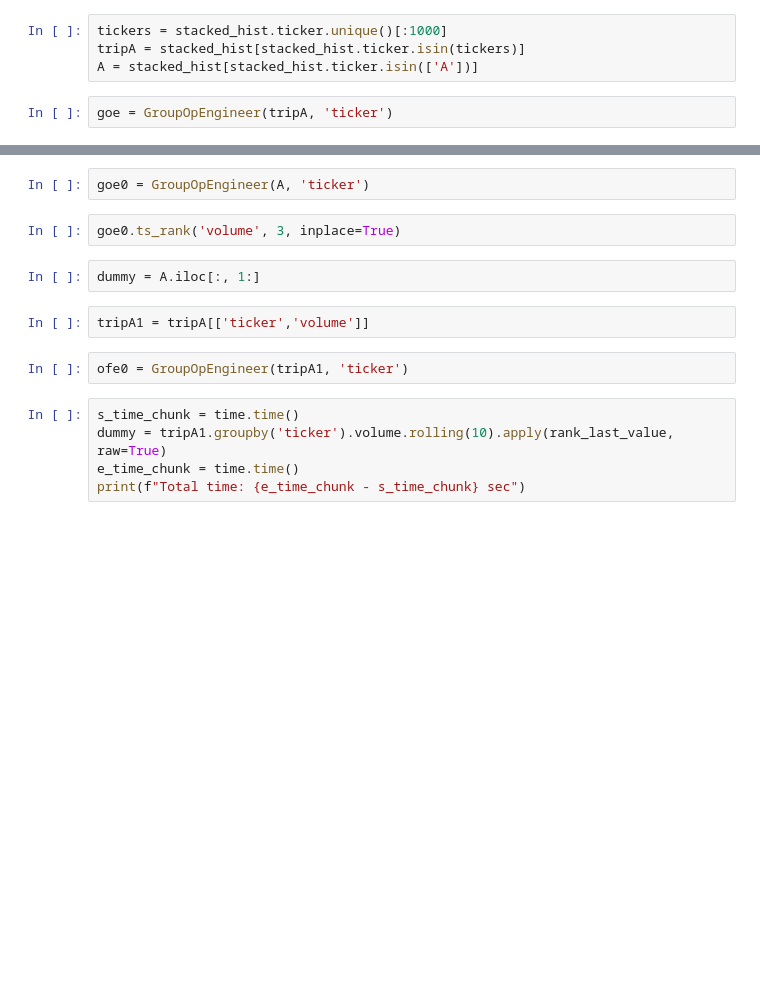
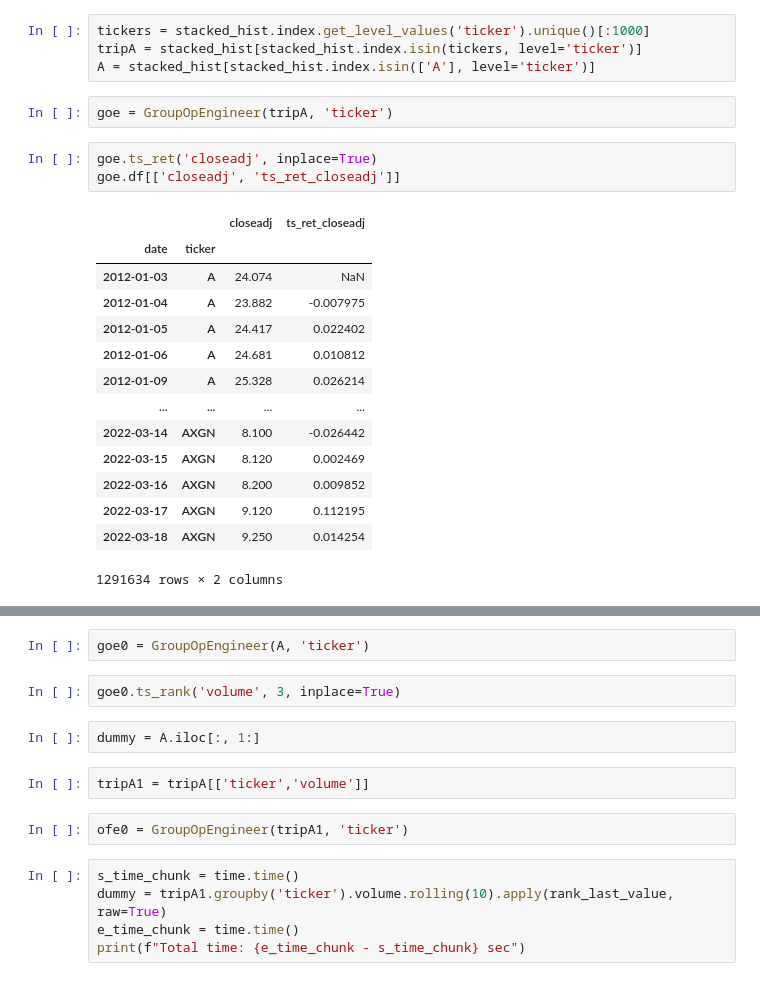
Before and after one commit to chayaponlee/QuantSystemMVP, a Jupyter notebook: notebooks/test_engineer.ipynb, the cells around one changed output, grey strips where cells are left out. Drawn from its saved outputs; the diff is of its cells as text; blank space fills up the shorter version.

```diff
--- a/notebooks/test_engineer.ipynb
+++ b/notebooks/test_engineer.ipynb
@@ -17,8 +17,26 @@ DATA_PATH = f'{PROJECT_PATH}/Data/stock_hist.obj'
 stocks_df, stocks_extended_df, available_tickers = gu.load_file(DATA_PATH)
 stacked_hist = stocks_df.copy()
 # %%
-tickers = stacked_hist.ticker.unique()[:1000]
-tripA = stacked_hist[stacked_hist.ticker.isin(tickers)]
-A = stacked_hist[stacked_hist.ticker.isin(['A'])]
+tickers = stacked_hist.index.get_level_values('ticker').unique()[:1000]
+tripA = stacked_hist[stacked_hist.index.isin(tickers, level='ticker')]
+A = stacked_hist[stacked_hist.index.isin(['A'], level='ticker')]
 # %%
 goe = GroupOpEngineer(tripA, 'ticker')
+# %%
+goe.ts_ret('closeadj', inplace=True)
+goe.df[['closeadj', 'ts_ret_closeadj']]
+# %% [output]
+|  |  | closeadj | ts_ret_closeadj |
+| date | ticker |  |  |
+| 2012-01-03 | A | 24.074 | NaN |
+| 2012-01-04 | A | 23.882 | -0.007975 |
+| 2012-01-05 | A | 24.417 | 0.022402 |
+| 2012-01-06 | A | 24.681 | 0.010812 |
+| 2012-01-09 | A | 25.328 | 0.026214 |
+| ... | ... | ... | ... |
+| 2022-03-14 | AXGN | 8.100 | -0.026442 |
+| 2022-03-15 | AXGN | 8.120 | 0.002469 |
+| 2022-03-16 | AXGN | 8.200 | 0.009852 |
+| 2022-03-17 | AXGN | 9.120 | 0.112195 |
+| 2022-03-18 | AXGN | 9.250 | 0.014254 |
+1291634 rows × 2 columns
```
Also changed, not shown: parts of 23 cells of this notebook, 7 other files.
